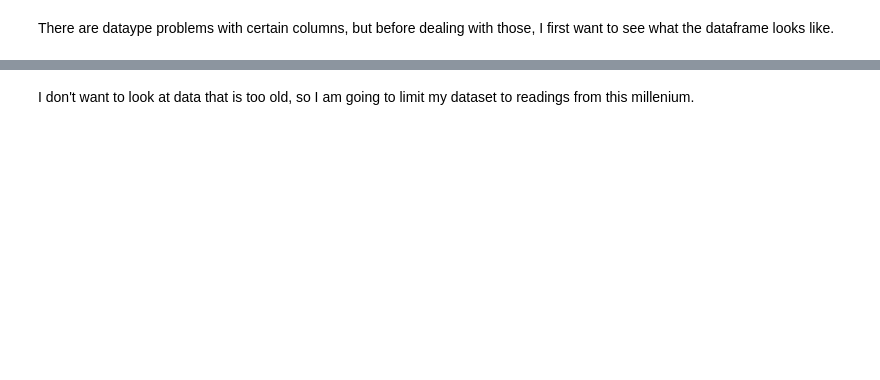
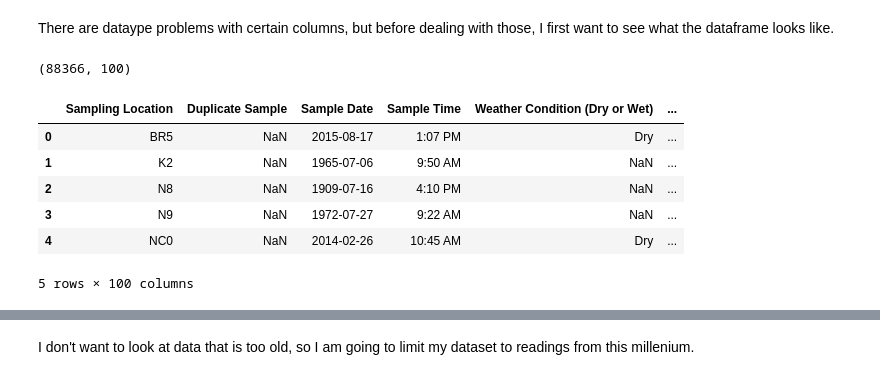
Before and after one commit to dradamski/capstone-two, a Jupyter notebook: notebooks/Data Wrangling.ipynb, the cells around one changed output, grey strips where cells are left out. Drawn from its saved outputs; the diff is of its cells as text; code cells hidden in the pictures; blank space fills up the shorter version.

```diff
--- a/notebooks/Data Wrangling.ipynb
+++ b/notebooks/Data Wrangling.ipynb
@@ -21,0 +12,14 @@ There are dataype problems with certain columns, but before dealing with those,
+# %%
+df.shape
+# %% [output]
+(88366, 100)
+# %%
+df.head()
+# %% [output]
+|  | Sampling Location | Duplicate Sample | Sample Date | Sample Time | Weather Condition (Dry or Wet) | ... |
+| 0 | BR5 | NaN | 2015-08-17 | 1:07 PM | Dry | ... |
+| 1 | K2 | NaN | 1965-07-06 | 9:50 AM | NaN | ... |
+| 2 | N8 | NaN | 1909-07-16 | 4:10 PM | NaN | ... |
+| 3 | N9 | NaN | 1972-07-27 | 9:22 AM | NaN | ... |
+| 4 | NC0 | NaN | 2014-02-26 | 10:45 AM | Dry | ... |
+5 rows × 100 columns
```
Also changed, not shown: parts of 31 cells of this notebook.
